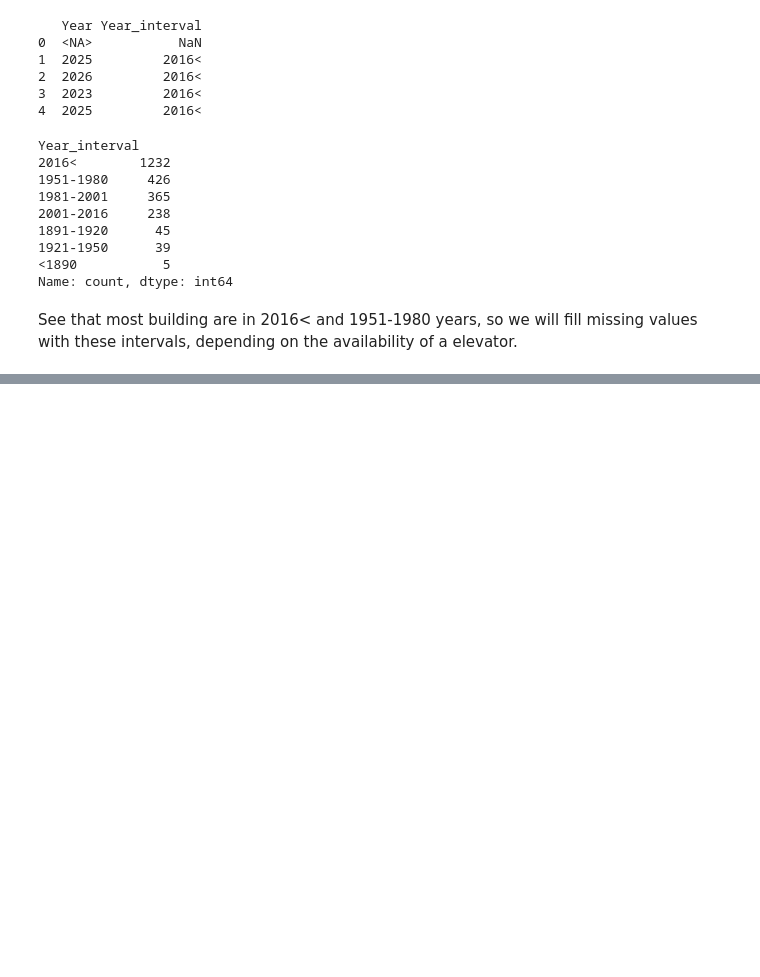
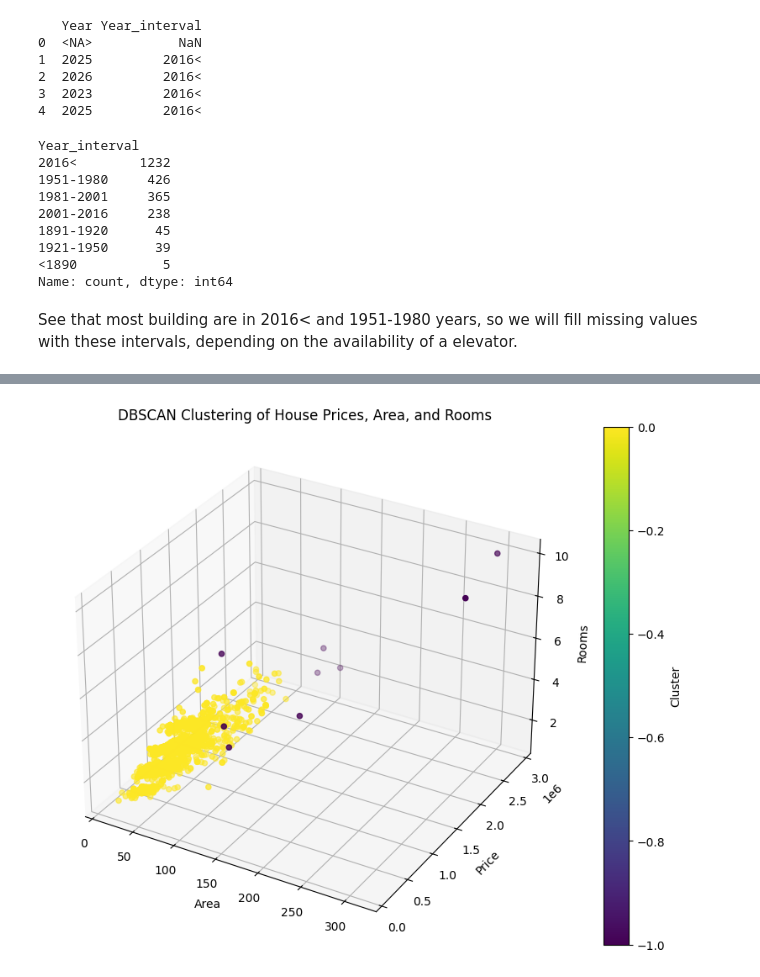
Before and after one commit to davydantoniuk/lublin-house-price-predict, a Jupyter notebook: price_prediction.ipynb, the cells around one changed output, grey strips where cells are left out. Saved outputs shown, nothing was run; the diff lists cells and outputs as text; code cells hidden in the pictures; blank space fills up the shorter version.

```diff
--- a/price_prediction.ipynb
+++ b/price_prediction.ipynb
@@ -261,0 +330,10 @@ data.to_csv('data/houses_data_cleaned.csv', index=False)
+# %%
+from sklearn.cluster import DBSCAN
+from sklearn.preprocessing import StandardScaler
+numeric_data = data[['Price', 'Area', 'Rooms']]
+scaler = StandardScaler()
+scaled_data = scaler.fit_transform(numeric_data)
+dbscan = DBSCAN(eps=1.5, min_samples=5)
+data['Outlier_DBSCAN'] = dbscan.fit_predict(scaled_data)
+dbscan_outliers = data[data['Outlier_DBSCAN'] == -1]
+dbscan_outliers.head(15)
@@ -261,0 +351,13 @@ data.to_csv('data/houses_data_cleaned.csv', index=False)
+# %%
+from mpl_toolkits.mplot3d import Axes3D
+fig = plt.figure(figsize=(12, 8))
+ax = fig.add_subplot(111, projection='3d')
+scatter = ax.scatter(data['Area'], data['Price'], data['Rooms'], c=data['Outlier_DBSCAN'], cmap='viridis', marker='o')
+ax.set_xlabel('Area')
+ax.set_ylabel('Price')
+ax.set_zlabel('Rooms')
+ax.set_title('DBSCAN Clustering of House Prices, Area, and Rooms')
+fig.colorbar(scatter, label='Cluster')
+plt.show()
+# %% [output]
+[figure, added]
```
Also changed, not shown: parts of 13 cells of this notebook.
